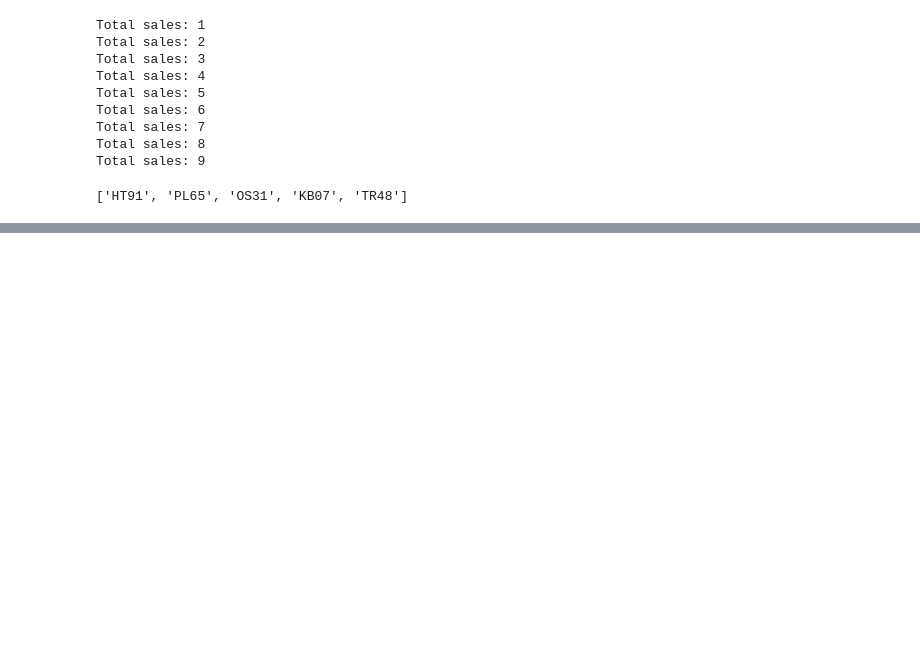
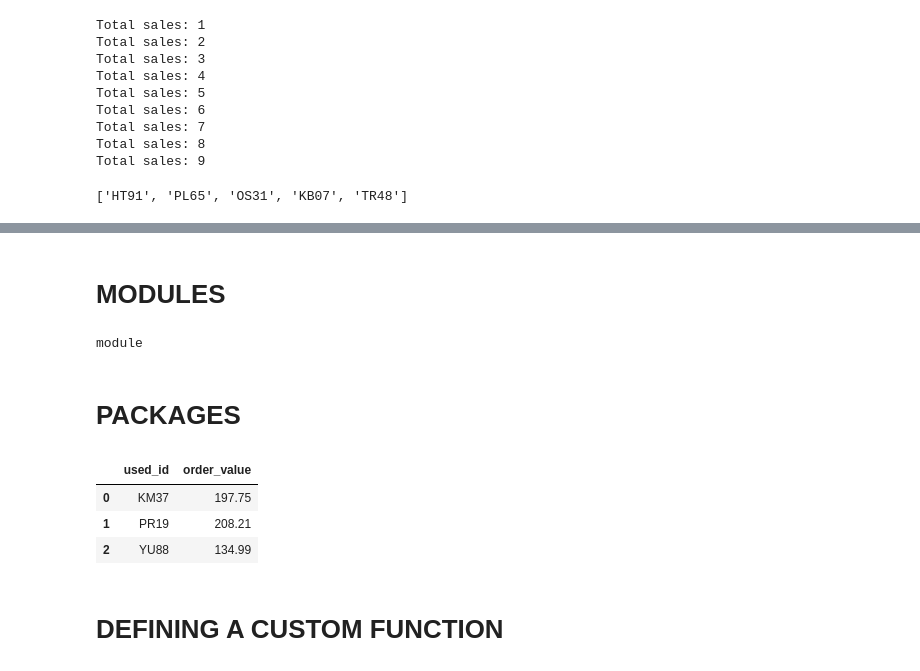
Before and after one commit to christianabusca/DataMorphosis, a Jupyter notebook: Python_Journey.ipynb, the cells around one changed output, grey strips where cells are left out. Saved outputs shown, nothing was run; the diff lists cells and outputs as text; code cells hidden in the pictures; blank space fills up the shorter version.

```diff
--- a/Python_Journey.ipynb
+++ b/Python_Journey.ipynb
@@ -469,0 +594,21 @@ expensive_products
+# %% [markdown]
+# **MODULES**
+# %%
+# MODULES - PYTHON SCRIPTS, FILES ENDING WITH .PY
+# IT ALSO CONTAIN FUNCTIONS AND ATTRIBUTES, AND CONTAIN OTHER MODULES
+# 200 BUILT-IN MODULES
+
+# POPULAR MODULES
+# os - for interpreting and interacting with the OS
+# collections - advance data structure types and functions
+# ls - list all files in a directory
+# string - performing string operations
+# logging - to log information when testing or running software
+# subprocess - to run terminal commands within a python file
+
+# IMPORTING A MODULE
+# import <module name>
+import os
+type(os)
+# %% [output]
+module
@@ -469,0 +634,47 @@ expensive_products
+# %% [markdown]
+# **PACKAGES**
+# %%
+# PACKAGES
+# Module = Python File
+# PACKAGES - collections of modules
+# ALSO KNOWN AS LIBRARY
+# PACKAGES ARE PUBLICLY AVAILABLE AND FREE
+# First need to be downloaded from PyPI (Python Package Index)
+
+#installing a package from a temrinal
+# TERMINAL - PROGRAM TO RUN COMMANDS IN OUR COMPUTER
+# python3 -m pip install <package_name>
+# python3 - Used to execute python code from terminal
+
+# INSTALLING A PACKAGE
+# python3 -m pip install pandas
+
+# IMPORTING with an Alias
+# example
+
+import pandas as pd
+
+sales_2 = {"used_id" : ["KM37", "PR19", "YU88"],
+           "order_value" : [197.75, 208.21, 134.99]}
+
+# USING PANDAS TO HAVE SALES IN TABULAR DATA OR DATAFRAME
+sales_df = pd.DataFrame(sales_2)
+sales_df
+
+# SAVING THE DATA IN A CSV FILE
+sales_df = pd.read_csv("sales.csv")
+sales_df
+
+# PREVIEW THE FIRST FIVE ROWS IN PANDAS
+sales_df.head()
+
+# FUNCTIONS VERSUS METHODS
+# FUNCTION = CODE TO PERFORM A TASK
+# METHOD = A FUNCTION THAT IS SPECIFIC TO A DATATYPE
+# %% [output]
+|  | used_id | order_value |
+| 0 | KM37 | 197.75 |
+| 1 | PR19 | 208.21 |
+| 2 | YU88 | 134.99 |
+# %% [markdown]
+# **DEFINING A CUSTOM FUNCTION**
```
Also changed, not shown: parts of 19 cells of this notebook.
